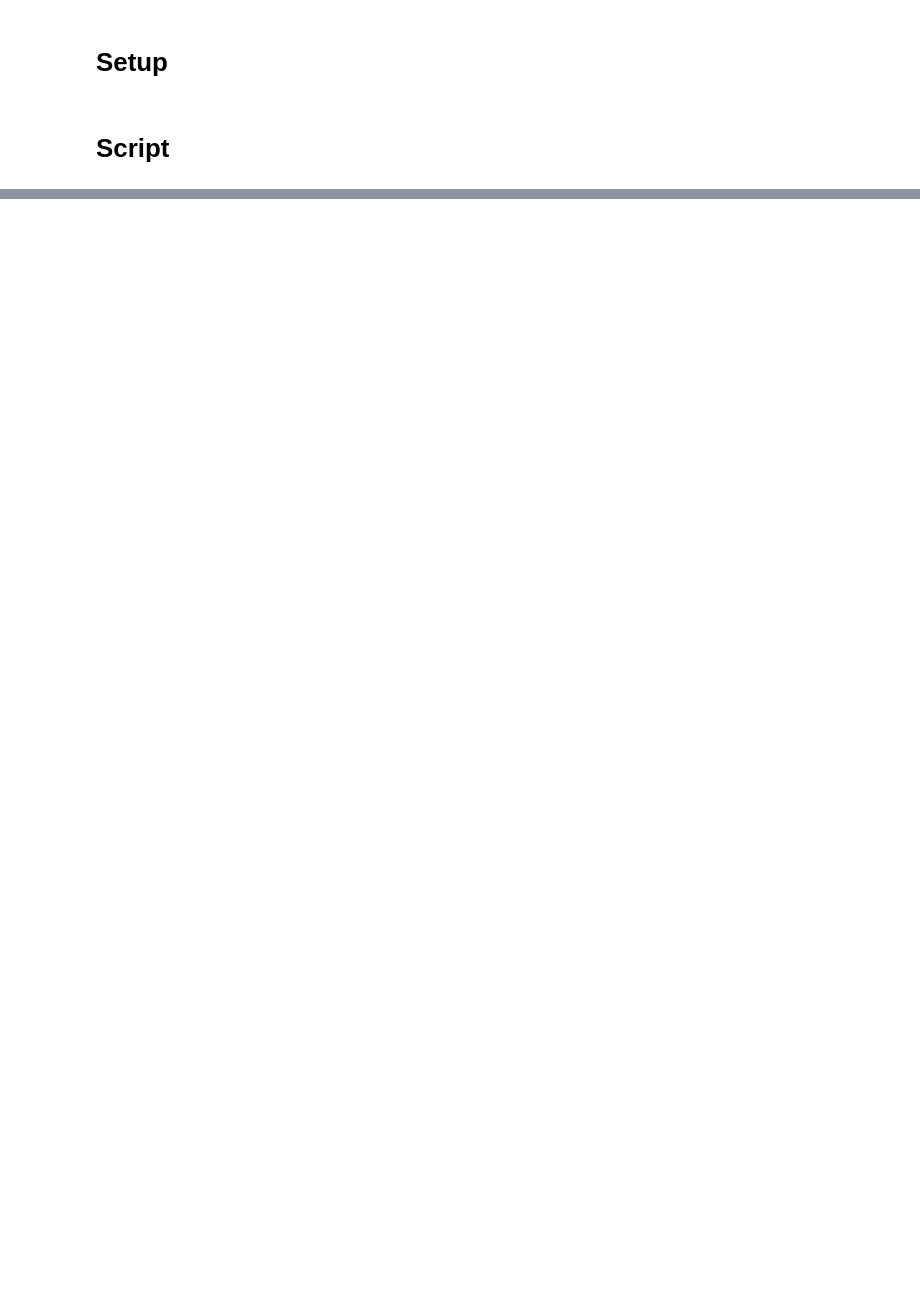
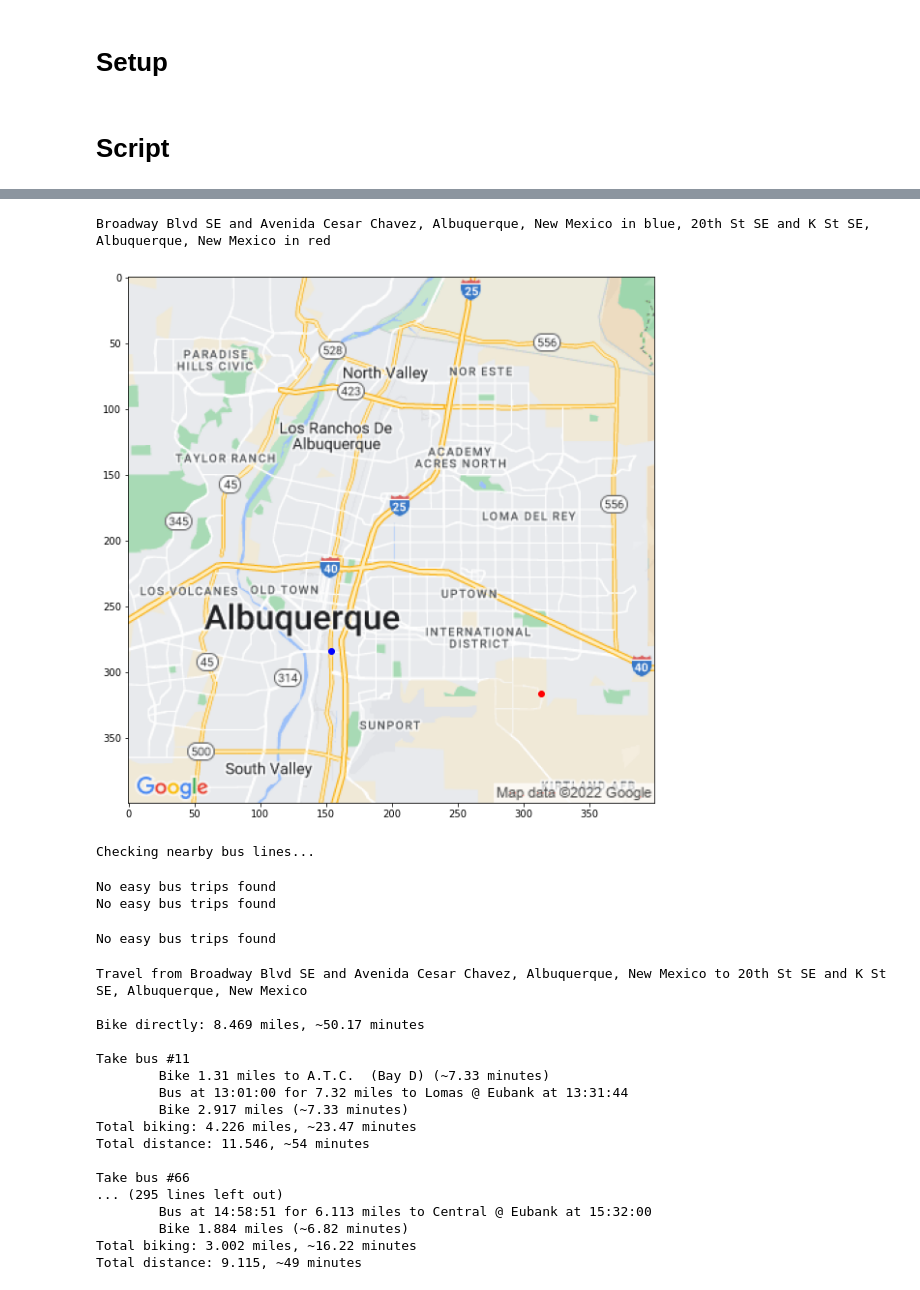
Before and after one commit to Patrisimo/bike-and-bus, a Jupyter notebook: Route Planning.ipynb, the cells around one changed output, grey strips where cells are left out. Drawn from its saved outputs; the diff is of its cells as text; code cells hidden in the pictures; blank space fills up the shorter version.

```diff
--- a/Route Planning.ipynb
+++ b/Route Planning.ipynb
@@ -47,6 +47,13 @@ with open('stoptimes.json') as file:
 #             tmp1[tripid] = tmp2
 #     stopschedule[line] = tmp1
 # %%
+def plot(lat,lon,c):
+    A = np.array([[ 3.30048468e+00, -1.76873312e+03],
+       [ 1.44506111e+03, -7.69612341e+00],
+       [ 1.54147586e+05,  6.14923771e+04]]).T
+    pltx = A[1]@[lat,lon,1]
+    plty = A[0]@[lat,lon,1]
+    plt.scatter([plty], [pltx], color=c)
 
 def l1_geodesic(a,b):
     a = (a['lat'], a['lng'])
@@ -79,9 +86,11 @@ def bike_distance(start, end):
 
     google_calls += 1
 
-    d = gmaps.directions(start, end, mode='bicycling')[0]['legs'][0]['distance']['value'] / 1609
-    prev_lookups[tup] = d
-    return d
+    d = gmaps.directions(start, end, mode='bicycling')[0]['legs'][0]
+    distance = d['distance']['value'] / 1609
+    duration = d['duration']['value'] / 60
+    prev_lookups[tup] = (distance, duration)
+    return (distance, duration)
 
 class DistanceList:
     def __init__(self, peg1, peg2, trip_id, stops, bus_weight=5, prefilter=True):
@@ -91,12 +100,12 @@ class DistanceList:
         self.bus_weight = bus_weight
         start_dists = [(s1, l2_geodesic(peg1, bus_stop_locations[s1])) for s1 in stops]
         end_dists = [(s2, l2_geodesic(bus_stop_locations[s2], peg2)) for s2 in stops]
-        self.data = [ (s1, s2, d1, d2, bus_distance(trip_id, s1, s2), False) for i,(s1,d1) in enumerate(start_dists) for s2,d2 in end_dists[i+1:]]
-        self.key = lambda x: x[2] + x[3] + x[4]/self.bus_weight
+        self.data = [ (s1, s2, d1, d1/0.2, d2, d2/0.2, bus_distance(trip_id, s1, s2), False) for i,(s1,d1) in enumerate(start_dists) for s2,d2 in end_dists[i+1:]]
+        self.key = lambda x: x[2] + x[4] + x[6]/self.bus_weight
 
-        if prefilter:
+        if prefilter and len(self.data) > 10:
             old_len = len(self.data)
-            self.data = [self.data[i] for i in np.argpartition([self.key(x) for x in self.data], 10)[:10]]
+            self.data = [self.data[i] for i in np.argpartition([self.key(x) for x in self.data], min(10, old_len))[:min(old_len, 10)]]
 #             print("data length reduced to ", len(self.data), " from ", old_len)
 
     def pop(self):
@@ -104,7 +113,7 @@ class DistanceList:
         while not self.data[i][-1]:
             sid1 = self.data[i][0]
             sid2 = self.data[i][1]
-            self.data[i] = (sid1, sid2, bike_distance(self.peg1, bus_stop_locations[sid1]), bike_distance(bus_stop_locations[sid2], self.peg2), self.data[0][-2], True)
+            self.data[i] = (sid1, sid2, *bike_distance(self.peg1, bus_stop_locations[sid1]), *bike_distance(bus_stop_locations[sid2], self.peg2), self.data[0][-2], True)
 #             self.data = self.data[np.argpartition([self.key(x) for x in self.data], 0)]
             i  = np.argmin([self.key(x) for x in self.data])
         i  = np.argmin([self.key(x) for x in self.data])
@@ -267,0 +262,40 @@ Total distance: 8.635
+# %%
+# For going to work, should only need to change the "start_address"
+# Put either your address or your nearest cross-streets
+start_address = "Broadway Blvd SE and Avenida Cesar Chavez, Albuquerque, New Mexico"
+# start_address = "Alvarado Transportation Center, Albuquerque, New Mexico"
+end_address = "20th St SE and K St SE, Albuquerque, New Mexico"
+
+# Put the time-range you would like to leave in the morning, 0-24
+window_start = 13
+window_end = 15
+
+# Press Shift+Enter to run
+# A map of Albuquerque will show up; if the blue and red dots are not
+# in the right places, try using a different address
+run(start_address, end_address, window_start, window_end)
+# Results will be below the map
+# %% [output]
+Broadway Blvd SE and Avenida Cesar Chavez, Albuquerque, New Mexico in blue, 20th St SE and K St SE, Albuquerque, New Mexico in red
+[figure, added]
+Checking nearby bus lines...
+No easy bus trips found
+No easy bus trips found
+No easy bus trips found
+Travel from Broadway Blvd SE and Avenida Cesar Chavez, Albuquerque, New Mexico to 20th St SE and K St SE, Albuquerque, New Mexico
+
+Bike directly: 8.469 miles, ~50.17 minutes
+
+Take bus #11
+        Bike 1.31 miles to A.T.C.  (Bay D) (~7.33 minutes)
+        Bus at 13:01:00 for 7.32 miles to Lomas @ Eubank at 13:31:44
+        Bike 2.917 miles (~7.33 minutes)
+Total biking: 4.226 miles, ~23.47 minutes
+Total distance: 11.546, ~54 minutes
+
+Take bus #66
+... (295 lines left out)
+        Bus at 14:58:51 for 6.113 miles to Central @ Eubank at 15:32:00
+        Bike 1.884 miles (~6.82 minutes)
+Total biking: 3.002 miles, ~16.22 minutes
+Total distance: 9.115, ~49 minutes
```
Also changed, not shown: parts of 4 cells of this notebook, 2 other files.
